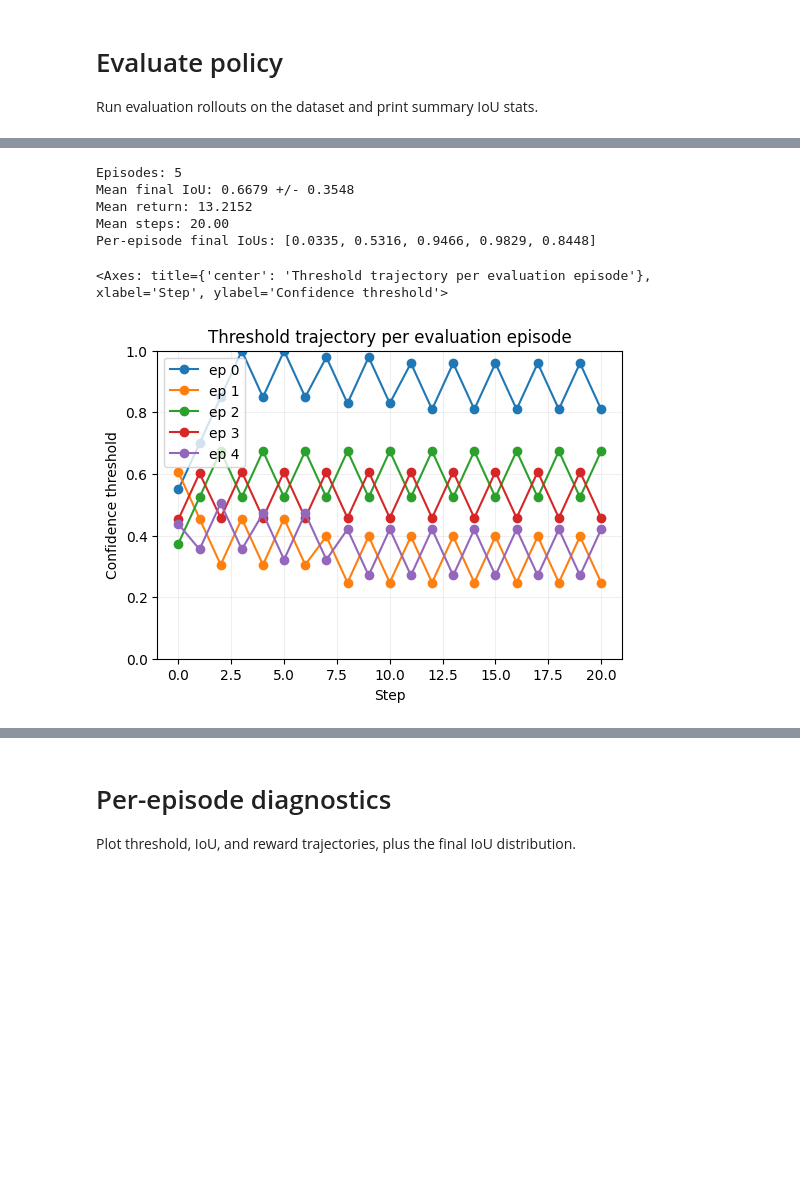
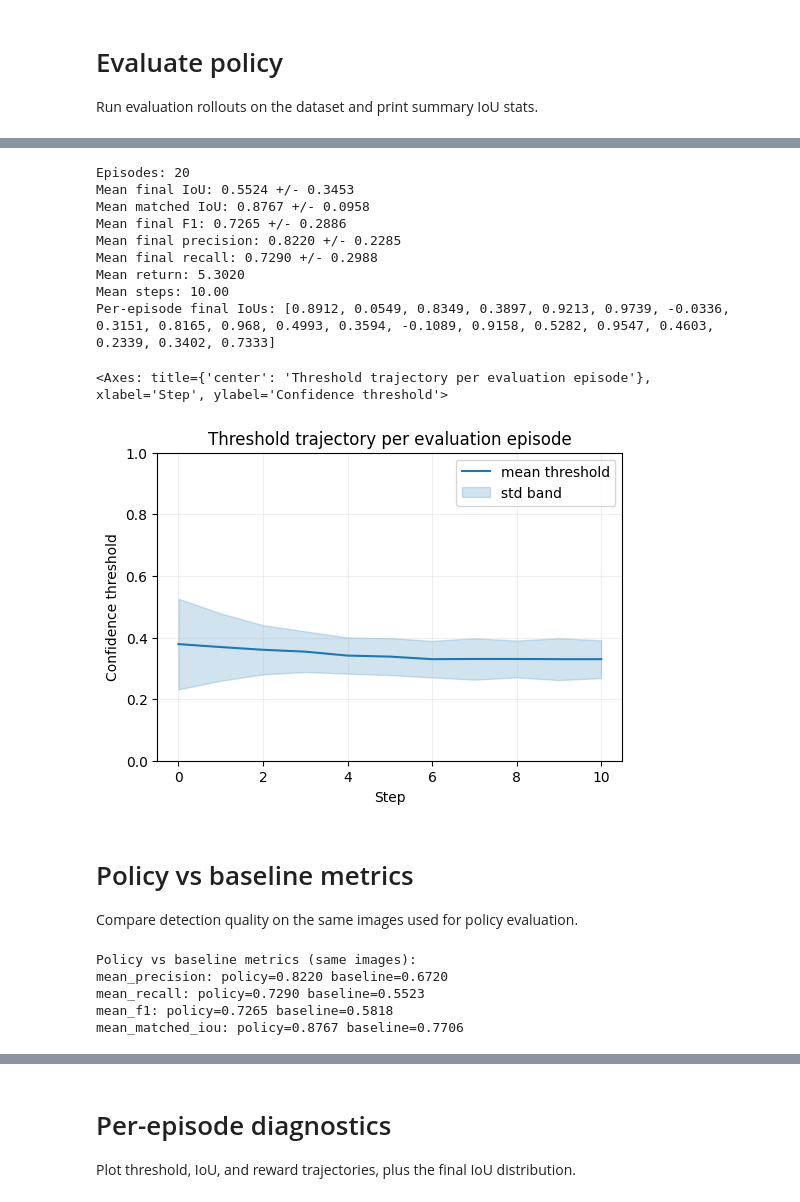
Before and after one commit to amirrezabsh/Pretrained-Object-Detection-NN-Models-Fine-Tuning-using-RL, a Jupyter notebook: main.ipynb, the cells around one changed output, grey strips where cells are left out. Drawn from its saved outputs; the diff is of its cells as text; code cells hidden in the pictures; blank space fills up the shorter version.

Commit message:
Update notebook evaluation and comparison outputs

```diff
--- a/main.ipynb
+++ b/main.ipynb
@@ -144,9 +272,13 @@ stats = evaluate_policy(
 summary = summarize_stats(stats)
 print("Episodes:", summary["episodes"])
 print(f"Mean final IoU: {summary['mean_final_iou']:.4f} +/- {summary['std_final_iou']:.4f}")
+print(f"Mean matched IoU: {summary['mean_final_matched_iou']:.4f} +/- {summary['std_final_matched_iou']:.4f}")
+print(f"Mean final F1: {summary['mean_final_f1']:.4f} +/- {summary['std_final_f1']:.4f}")
+print(f"Mean final precision: {summary['mean_final_precision']:.4f} +/- {summary['std_final_precision']:.4f}")
+print(f"Mean final recall: {summary['mean_final_recall']:.4f} +/- {summary['std_final_recall']:.4f}")
 print(f"Mean return: {summary['mean_return']:.4f}")
 print(f"Mean steps: {summary['mean_steps']:.2f}")
 print("Per-episode final IoUs:", [round(s.final_iou, 4) for s in stats])
 
-plot_threshold_trajectories(stats)
+plot_threshold_trajectories(stats, aggregate=True, show_std_band=True)
 # %% [output]
@@ -154,7 +286,42 @@ plot_threshold_trajectories(stats)
-Episodes: 5
-Mean final IoU: 0.6679 +/- 0.3548
-Mean return: 13.2152
-Mean steps: 20.00
-Per-episode final IoUs: [0.0335, 0.5316, 0.9466, 0.9829, 0.8448]
+Episodes: 20
+Mean final IoU: 0.5524 +/- 0.3453
+Mean matched IoU: 0.8767 +/- 0.0958
+Mean final F1: 0.7265 +/- 0.2886
+Mean final precision: 0.8220 +/- 0.2285
+Mean final recall: 0.7290 +/- 0.2988
+Mean return: 5.3020
+Mean steps: 10.00
+Per-episode final IoUs: [0.8912, 0.0549, 0.8349, 0.3897, 0.9213, 0.9739, -0.0336, 0.3151, 0.8165, 0.968, 0.4993, 0.3594, -0.1089, 0.9158, 0.5282, 0.9547, 0.4603, 0.2339, 0.3402, 0.7333]
 <Axes: title={'center': 'Threshold trajectory per evaluation episode'}, xlabel='Step', ylabel='Confidence threshold'>
-[figure, old version]
+[figure, new version]
+# %% [markdown]
+# Policy vs baseline metrics
+Compare detection quality on the same images used for policy evaluation.
+# %%
+from utility.evaluation import evaluate_baseline_detection_metrics
+
+baseline_metrics = evaluate_baseline_detection_metrics(
+    stats,
+    dataset,
+    baseline_threshold=0.5,
+    baseline_nms_iou=float(ENV_KWARGS.get("initial_nms_iou", 0.7)),
+    baseline_max_det=int(ENV_KWARGS.get("max_det", 200)),
+    detector_device=DETECTOR_DEVICE,
+)
+
+policy_metrics = {
+    "mean_precision": summary.get("mean_final_precision", 0.0),
+    "mean_recall": summary.get("mean_final_recall", 0.0),
+    "mean_f1": summary.get("mean_final_f1", 0.0),
+    "mean_matched_iou": summary.get("mean_final_matched_iou", 0.0),
+}
+
+print("Policy vs baseline metrics (same images):")
+for key in ["mean_precision", "mean_recall", "mean_f1", "mean_matched_iou"]:
+    print(f"{key}: policy={policy_metrics[key]:.4f} baseline={baseline_metrics[key]:.4f}")
+# %% [output]
+Policy vs baseline metrics (same images):
+mean_precision: policy=0.8220 baseline=0.6720
+mean_recall: policy=0.7290 baseline=0.5523
+mean_f1: policy=0.7265 baseline=0.5818
+mean_matched_iou: policy=0.8767 baseline=0.7706
```
Also changed, not shown: parts of 8 cells of this notebook.
